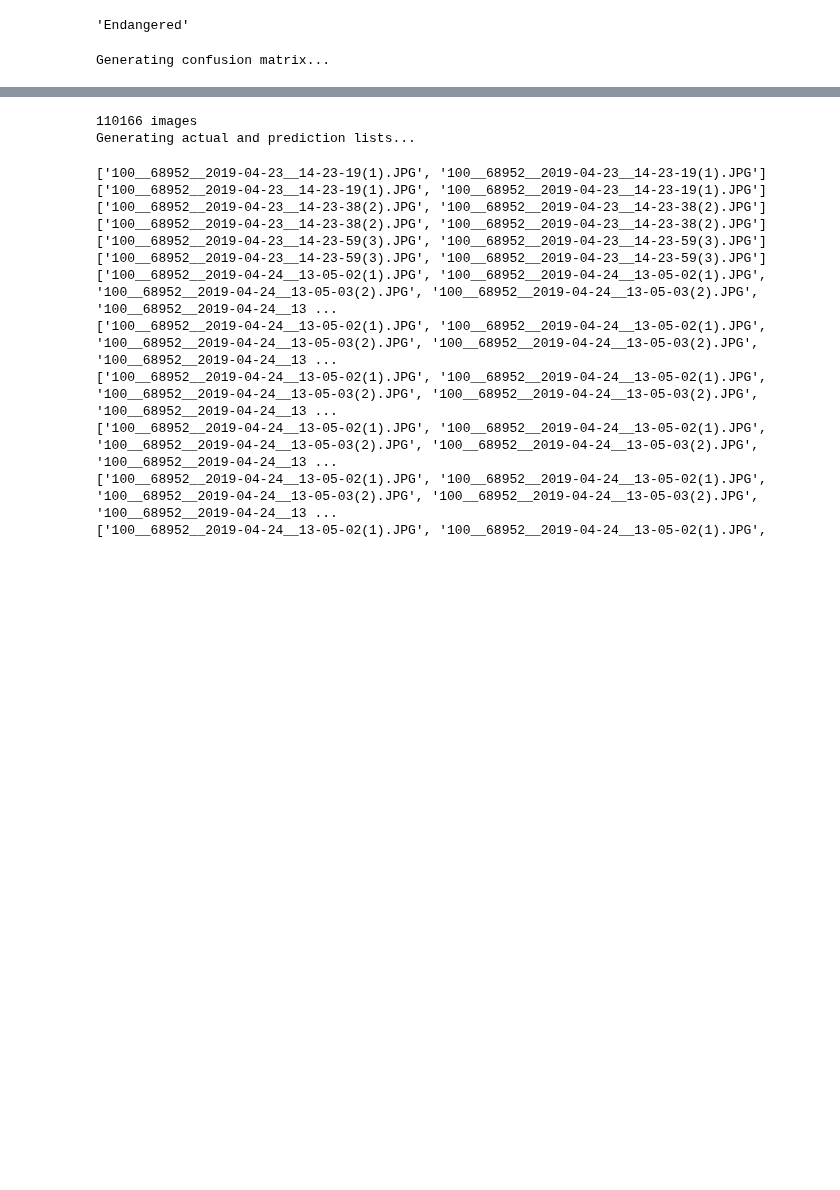
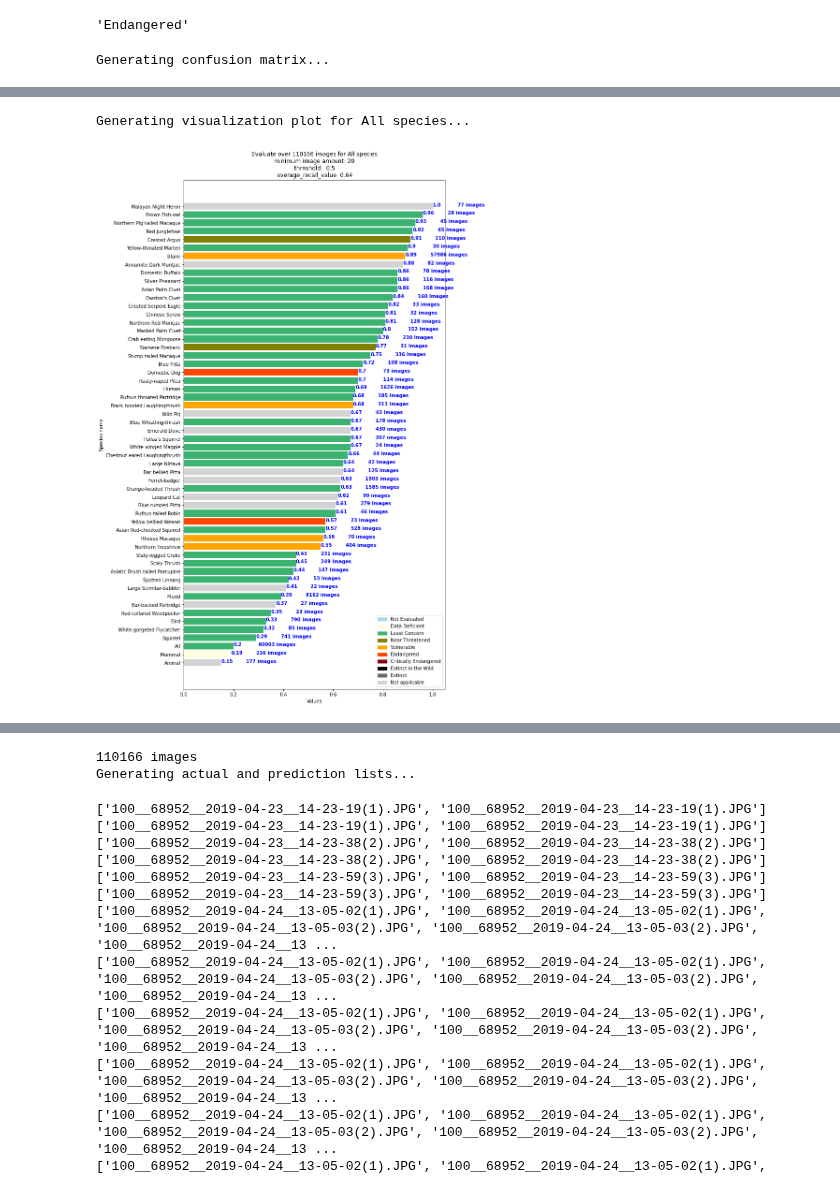
Before and after one commit to FFI-Vietnam/camtrap-tools, a Jupyter notebook: MegaDetector/confusion_matrix/02_create-confusion-matrix.ipynb, the cells around one changed output, grey strips where cells are left out. Saved outputs shown, nothing was run; the diff lists cells and outputs as text; code cells hidden in the pictures; blank space fills up the shorter version.

Commit message:
add code to visualize recall accuracy in groups

```diff
--- a/MegaDetector/confusion_matrix/02_create-confusion-matrix.ipynb
+++ b/MegaDetector/confusion_matrix/02_create-confusion-matrix.ipynb
@@ -321,3 +340,6 @@ Reduction rate 0.7467736309731426
+# %%
+y_actu = pd.Series(y_actu_test)
+y_pred = pd.Series(y_pred_test)
 # %%
 #@title temporary hidden
 def list_labels(mega_result, ground_truth_table, THRESHOLD):
@@ -442,0 +460,3 @@ taxon_match_table[taxon_match_table['FFI_species_name'] == 'Annamite Dark Muntja
+# %%
+name = "Human"
+taxon_match_table[taxon_match_table['FFI_species_name'] == name]
@@ -490,13 +513,16 @@ def create_confusion_matrix(y_actu, y_pred):
     human = df_confusion[col]['Human']
     blank = df_confusion[col]['Blank']
     total = animal + human + blank
-    confusion_matrix[col] = [str(animal), str(human), str(blank), str(total), ''] # leave a blank cell for recall value
+    confusion_matrix[col] = [animal, human, blank, total, 0] # leave a blank cell for recall value
 
   # lump the Murid rodent family
   confusion_matrix['Murid'] = confusion_matrix['Murid'] + confusion_matrix['Leopoldamys'] + confusion_matrix['Maxomys']
 
   # drop columns
-  confusion_matrix.drop(columns=['All', 'Moth', 'Bat', 'Flying Insect', 'Leopoldamys', 'Maxomys', 'Butterfly'], inplace=True)
+  confusion_matrix.drop(columns=['Moth', 'Bat', 'Flying Insect', 'Leopoldamys', 'Maxomys', 'Butterfly'], inplace=True)
+
+  # cast from int to float to save recall value
+  confusion_matrix = confusion_matrix.astype('float')
 
   # add recall row
   for col in confusion_matrix.columns:
@@ -653,3 +663,25 @@ def visualize_recall_bargraph(taxon_class, confusion_matrix, threshold, taxon_ma
             f"\nthreshold:  {threshold}" +
             f"\naverage_recall_value: {round(avg_recall,2)}")
   plt.show()
+# %%
+# all species
+colors = []
+color_map = {
+              "Not Evaluated": "lightblue",
+              "Data Deficient": "lightyellow",
+              "Least Concern": "mediumseagreen",
+              "Near Threatened": "olive",
+              "Vulnerable": "orange",
+              "Endangered": "orangered",
+              "Critically Endangered": "maroon",
+              "Extinct in the Wild": "black",
+              "Extinct": "dimgrey",
+              "Not applicable": "lightgrey"
+            }
+for name in confusion_matrix.columns:
+  try:
+    genus, species = get_scientific_name(name, taxon_match_table)
+    status = get_conservation_status(genus, species)
+    colors.append(color_map[status])
+  except:
+    colors.append(color_map["Not applicable"])
@@ -655,0 +706,5 @@ def visualize_recall_bargraph(taxon_class, confusion_matrix, threshold, taxon_ma
+# %%
+visualize_recall_bargraph('All species', confusion_matrix, threshold=0.5, color_list = colors, num_image_threshold=20, legend_by_color=True, custom_size=True)
+# %% [output]
+Generating visualization plot for All species...
+[figure, added]
```
Also changed, not shown: parts of 22 cells of this notebook.
